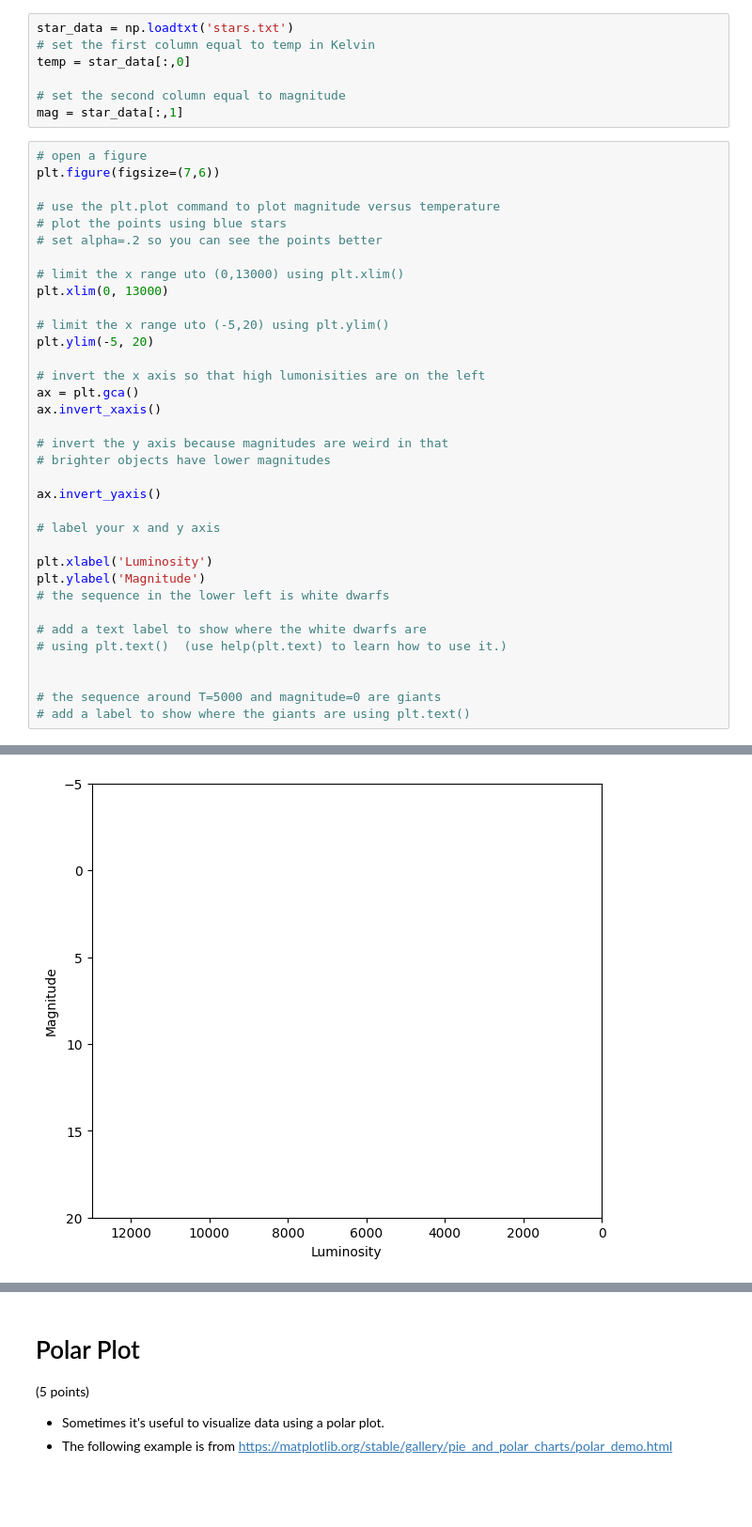
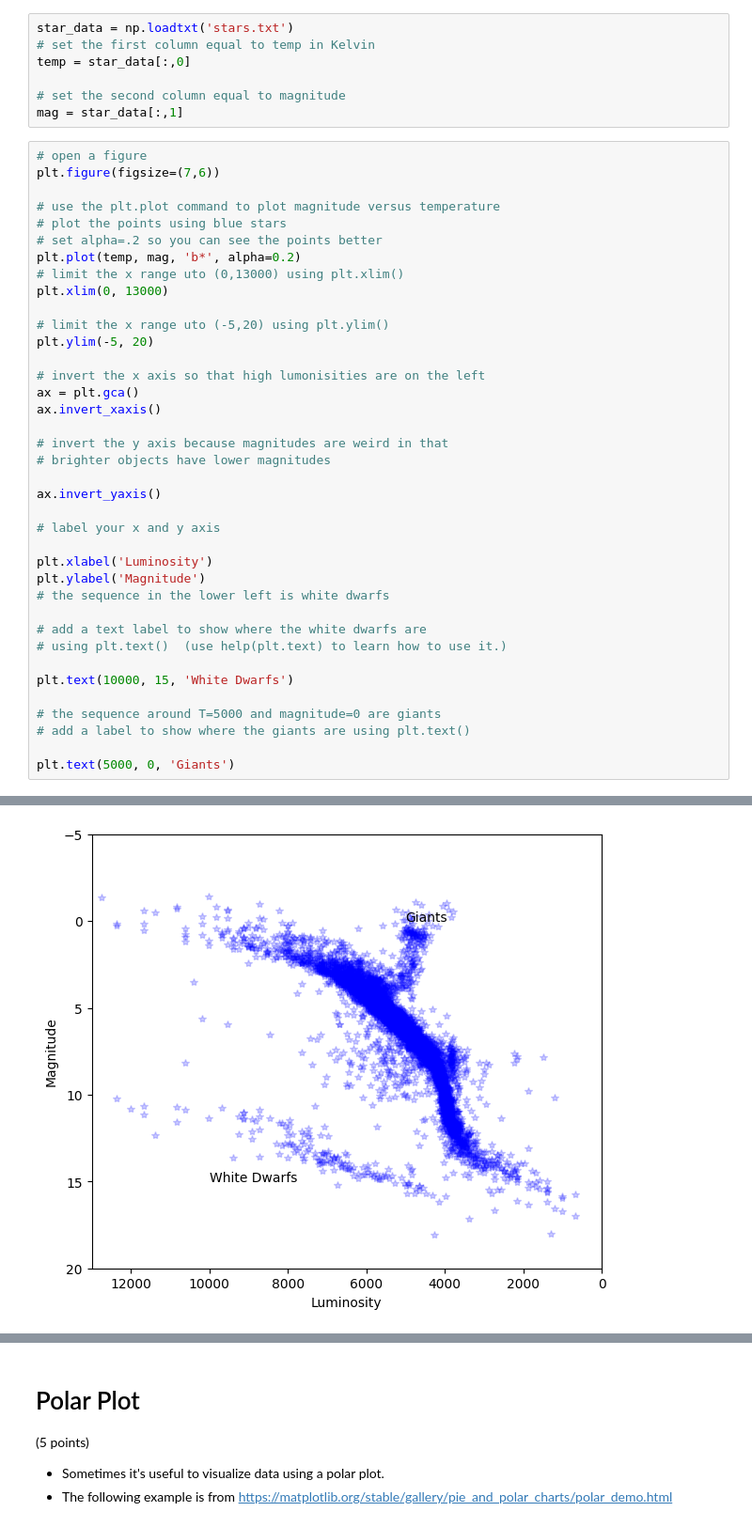
Before and after one commit to TRosee/computational_physics, a Jupyter notebook: Taylor_Conroy_Lab02_plotting_visualization.ipynb, the cells around one changed output, grey strips where cells are left out. Shown at 94% size. Saved outputs shown, nothing was run; the diff lists cells and outputs as text; blank space fills up the shorter version.

```diff
--- a/Taylor_Conroy_Lab02_plotting_visualization.ipynb
+++ b/Taylor_Conroy_Lab02_plotting_visualization.ipynb
@@ -120,7 +120,7 @@ plt.figure(figsize=(7,6))
 # use the plt.plot command to plot magnitude versus temperature
 # plot the points using blue stars
 # set alpha=.2 so you can see the points better
-
+plt.plot(temp, mag, 'b*', alpha=0.2)
 # limit the x range uto (0,13000) using plt.xlim()
 plt.xlim(0, 13000)
 
@@ -145,7 +145,10 @@ plt.ylabel('Magnitude')
 # add a text label to show where the white dwarfs are
 # using plt.text()  (use help(plt.text) to learn how to use it.)
 
+plt.text(10000, 15, 'White Dwarfs')
 
 # the sequence around T=5000 and magnitude=0 are giants
 # add a label to show where the giants are using plt.text()
+
+plt.text(5000, 0, 'Giants')
 # %% [output]
@@ -153,4 +156,4 @@ Text(0, 0.5, 'Magnitude')
-[figure, old version]
+[figure, new version]
 # %%
 # plot again using the scatter plot command,
 # and color code by the temperature of the star
```
Also changed, not shown: parts of 12 cells of this notebook.
